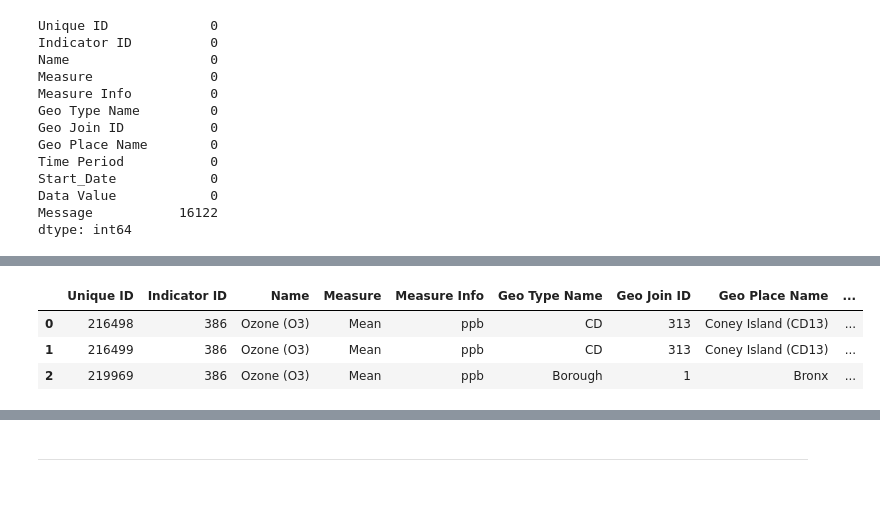
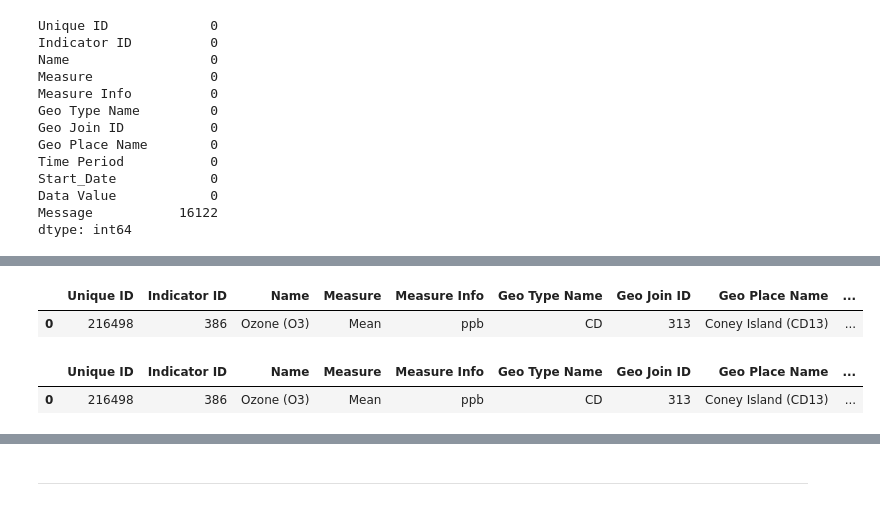
Before and after one commit to A-Lasso/Taxis-NewYork, a Jupyter notebook: Analisis_raw_contaminacion.ipynb, the cells around one changed output, grey strips where cells are left out. Saved outputs shown, nothing was run; the diff lists cells and outputs as text; code cells hidden in the pictures.

```diff
--- a/Analisis_raw_contaminacion.ipynb
+++ b/Analisis_raw_contaminacion.ipynb
@@ -64,19 +71,6 @@ dtype: int64
 # 3.- Por eso notarán que genero mas funciones para lograr extraer directamente el año
 
 import re #Traigo la librería para buscar expresiones regulares
-
-# Función para convertir el formato incorrecto del año a formato correcto (ejemplo: -09 a 2009)
-def convert_year_format(year_str):
-    match = re.search(r'\d{4}-(\d{2})', year_str) #Es una función de "re" que busca epresiones regulares
-    if match:
-        year = match.group(1)
-        corrected_year = '20' + year
-        return re.sub(r'-(\d{2})', '-' + corrected_year, year_str)
-    else:
-        return year_str
-
-# Aplicamos la función a la columna 'Time Period' y almacenamos los resultados en la nueva columna 'Final_Date'
-df_calidadDelAire['Final_Date'] = df_calidadDelAire['Time Period'].apply(convert_year_format)
 
 # Función para extraer la estación del año y dejarla en una nueva columna 'Stations'
 def extract_season(year_str):
@@ -88,16 +82,8 @@ def extract_season(year_str):
 
 # Aplicamos la función a la columna 'Time Period' y almacenamos los resultados en la nueva columna 'Stations'
 df_calidadDelAire['Stations'] = df_calidadDelAire['Time Period'].apply(extract_season)
-# %%
-# Utilizar str.extract con expresión regular para obtener el último año en el formato año
-df_calidadDelAire['Final_Date'] = df_calidadDelAire['Final_Date'].str.extract(r'(\d{4})')
-# %%
-#Extraigo el año de inicio anual
-df_calidadDelAire['Start_Date'] = df_calidadDelAire['Start_Date'].str.extract(r'(\d{4})')
 # %%
-df_calidadDelAire.head(3)
+df_calidadDelAire.head(1)
 # %% [output]
 |  | Unique ID | Indicator ID | Name | Measure | Measure Info | Geo Type Name | Geo Join ID | Geo Place Name | ... |
 | 0 | 216498 | 386 | Ozone (O3) | Mean | ppb | CD | 313 | Coney Island (CD13) | ... |
-| 1 | 216499 | 386 | Ozone (O3) | Mean | ppb | CD | 313 | Coney Island (CD13) | ... |
-| 2 | 219969 | 386 | Ozone (O3) | Mean | ppb | Borough | 1 | Bronx | ... |
@@ -104,2 +104,7 @@ df_calidadDelAire.head(3)
+# %%
+df_calidadDelAire.head(1)
+# %% [output]
+|  | Unique ID | Indicator ID | Name | Measure | Measure Info | Geo Type Name | Geo Join ID | Geo Place Name | ... |
+| 0 | 216498 | 386 | Ozone (O3) | Mean | ppb | CD | 313 | Coney Island (CD13) | ... |
 # %%
 #Elimino la columna que no tiene ningun dato representativo
```
Also changed, not shown: parts of 16 cells of this notebook, 5 other files.
